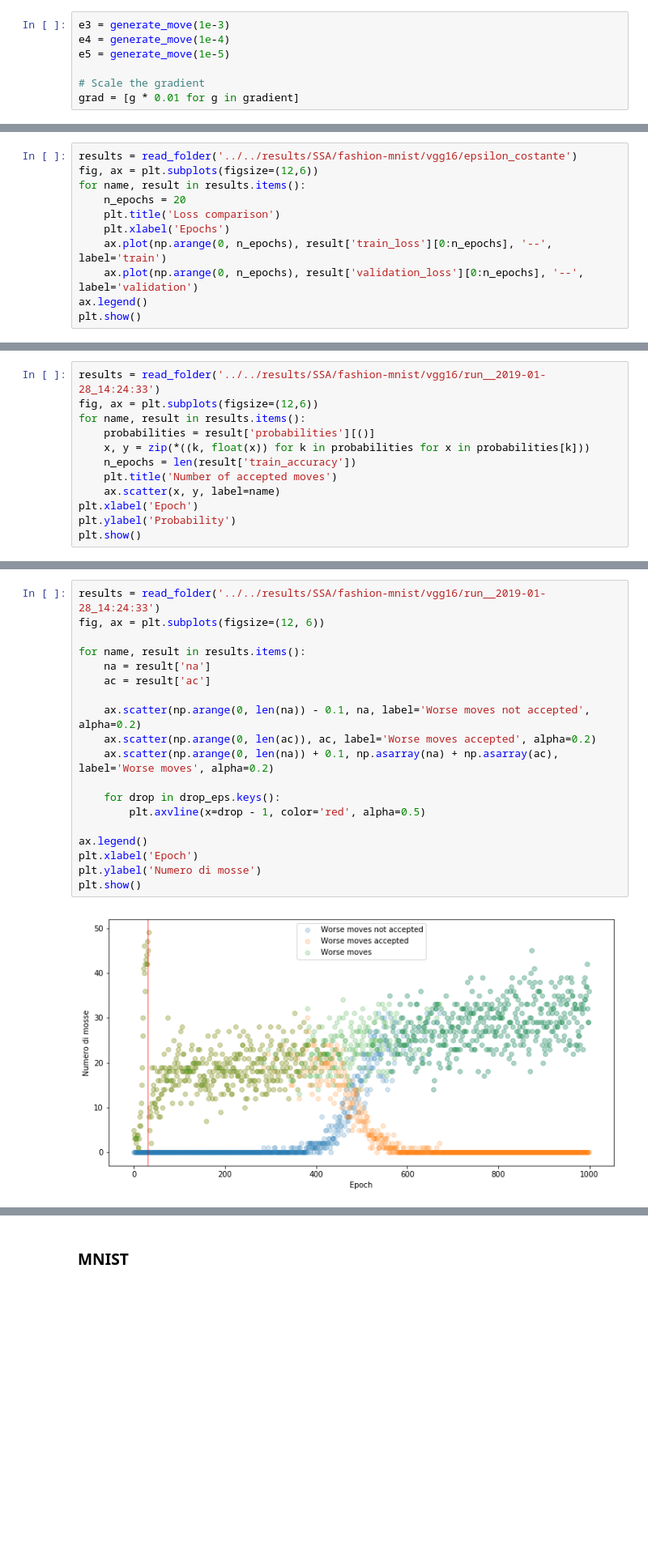
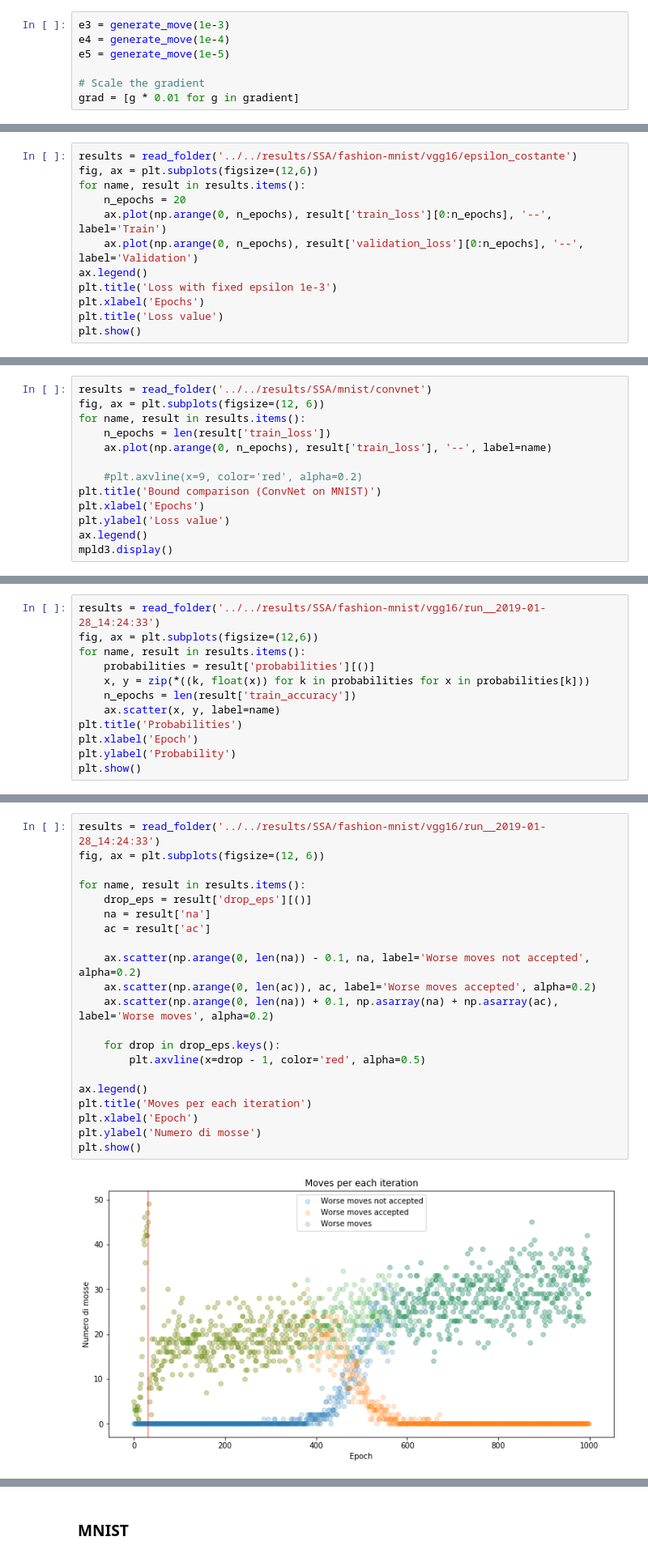
Before and after one commit to strin-matey/thesis, a Jupyter notebook: notebooks/sa/SimulatedAnnealingFinal.ipynb, the cells around one changed output, grey strips where cells are left out. Shown: that part at 81% size. Drawn from its saved outputs; the diff is of its cells as text; blank space fills up the shorter version.

```diff
--- a/notebooks/sa/SimulatedAnnealingFinal.ipynb
+++ b/notebooks/sa/SimulatedAnnealingFinal.ipynb
@@ -191,10 +193,11 @@ results = read_folder('../../results/SSA/fashion-mnist/vgg16/epsilon_costante')
 fig, ax = plt.subplots(figsize=(12,6))
 for name, result in results.items():
     n_epochs = 20
-    plt.title('Loss comparison')
-    plt.xlabel('Epochs')
-    ax.plot(np.arange(0, n_epochs), result['train_loss'][0:n_epochs], '--', label='train')
-    ax.plot(np.arange(0, n_epochs), result['validation_loss'][0:n_epochs], '--', label='validation')
+    ax.plot(np.arange(0, n_epochs), result['train_loss'][0:n_epochs], '--', label='Train')
+    ax.plot(np.arange(0, n_epochs), result['validation_loss'][0:n_epochs], '--', label='Validation')
 ax.legend()
+plt.title('Loss with fixed epsilon 1e-3')
+plt.xlabel('Epochs')
+plt.title('Loss value')
 plt.show()
 # %% [output]
@@ -223,0 +227,13 @@ La funzione di annealing è stata studiata per dividere approssitivamente le mil
+# %%
+results = read_folder('../../results/SSA/mnist/convnet')
+fig, ax = plt.subplots(figsize=(12, 6))
+for name, result in results.items():
+    n_epochs = len(result['train_loss'])
+    ax.plot(np.arange(0, n_epochs), result['train_loss'], '--', label=name)
+
+    #plt.axvline(x=9, color='red', alpha=0.2)
+plt.title('Bound comparison (ConvNet on MNIST)')
+plt.xlabel('Epochs')
+plt.ylabel('Loss value')
+ax.legend()
+mpld3.display()
@@ -228,8 +251,8 @@ for name, result in results.items():
     probabilities = result['probabilities'][()]
     x, y = zip(*((k, float(x)) for k in probabilities for x in probabilities[k]))
     n_epochs = len(result['train_accuracy'])
-    plt.title('Number of accepted moves')
     ax.scatter(x, y, label=name)
+plt.title('Probabilities')
 plt.xlabel('Epoch')
 plt.ylabel('Probability')
 plt.show()
@@ -240,22 +263,24 @@ Un esempio che raggruppa tutto.
 # %%
 results = read_folder('../../results/SSA/fashion-mnist/vgg16/run__2019-01-28_14:24:33')
 fig, ax = plt.subplots(figsize=(12, 6))
 
 for name, result in results.items():
+    drop_eps = result['drop_eps'][()]
     na = result['na']
     ac = result['ac']
 
     ax.scatter(np.arange(0, len(na)) - 0.1, na, label='Worse moves not accepted', alpha=0.2)
     ax.scatter(np.arange(0, len(ac)), ac, label='Worse moves accepted', alpha=0.2)
     ax.scatter(np.arange(0, len(na)) + 0.1, np.asarray(na) + np.asarray(ac), label='Worse moves', alpha=0.2)
 
     for drop in drop_eps.keys():
         plt.axvline(x=drop - 1, color='red', alpha=0.5)
 
 ax.legend()
+plt.title('Moves per each iteration')
 plt.xlabel('Epoch')
 plt.ylabel('Numero di mosse')
 plt.show()
 # %% [output]
-[figure, old version]
+[figure, new version]
 # %% [markdown]
```
Also changed, not shown: parts of 15 cells of this notebook.
